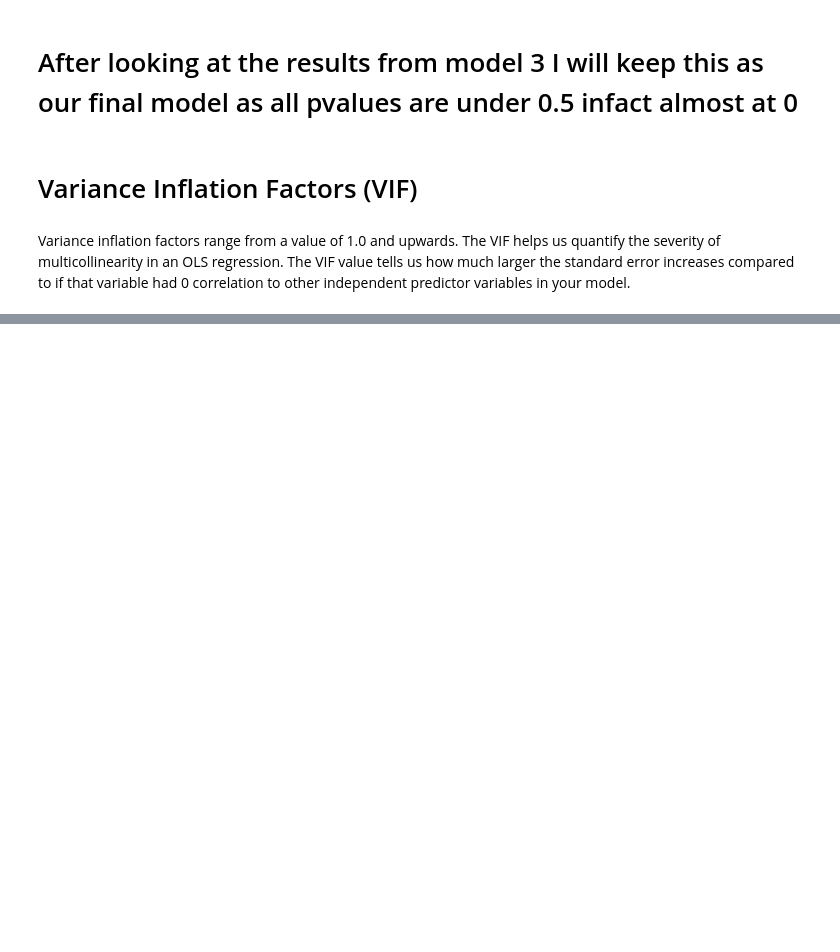
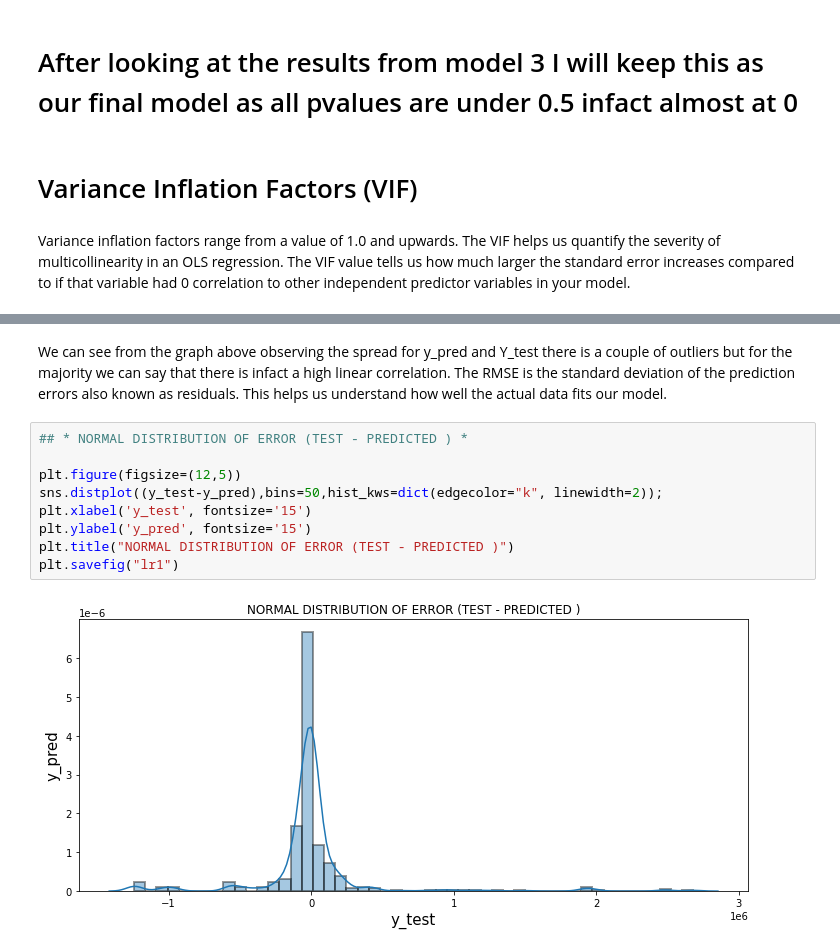
Before and after one commit to chrischukwuka2022/ca2-repo, a Jupyter notebook: Machine_Learning.ipynb, the cells around one changed output, grey strips where cells are left out. Saved outputs shown, nothing was run; the diff lists cells and outputs as text; blank space fills up the shorter version.

```diff
--- a/Machine_Learning.ipynb
+++ b/Machine_Learning.ipynb
@@ -375,0 +450,13 @@ vif
+# %% [markdown]
+We can see from the graph above observing the spread for y_pred and Y_test there is a couple of outliers but for the majority we can say that there is infact a high linear correlation. The RMSE is the standard deviation of the prediction errors also known as residuals. This helps us understand how well the actual data fits our model.
+# %%
+## * NORMAL DISTRIBUTION OF ERROR (TEST - PREDICTED ) *
+
+plt.figure(figsize=(12,5))
+sns.distplot((y_test-y_pred),bins=50,hist_kws=dict(edgecolor="k", linewidth=2));
+plt.xlabel('y_test', fontsize='15')
+plt.ylabel('y_pred', fontsize='15')
+plt.title("NORMAL DISTRIBUTION OF ERROR (TEST - PREDICTED )")
+plt.savefig("lr1")
+# %% [output]
+[figure, added]
```
Also changed, not shown: parts of 179 cells of this notebook, 3 other files.
